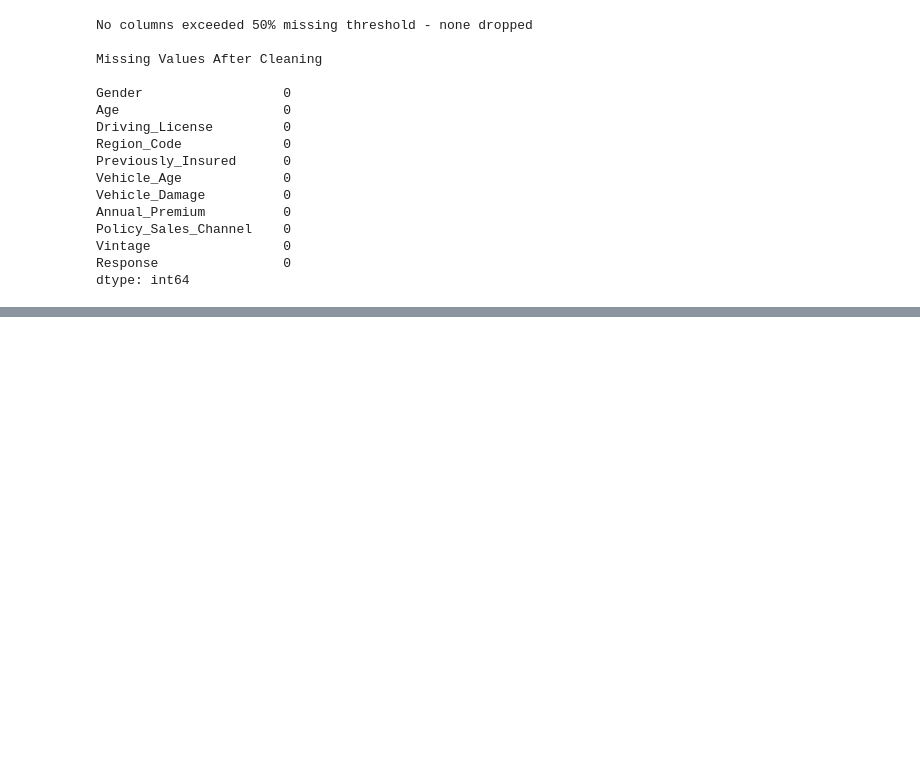
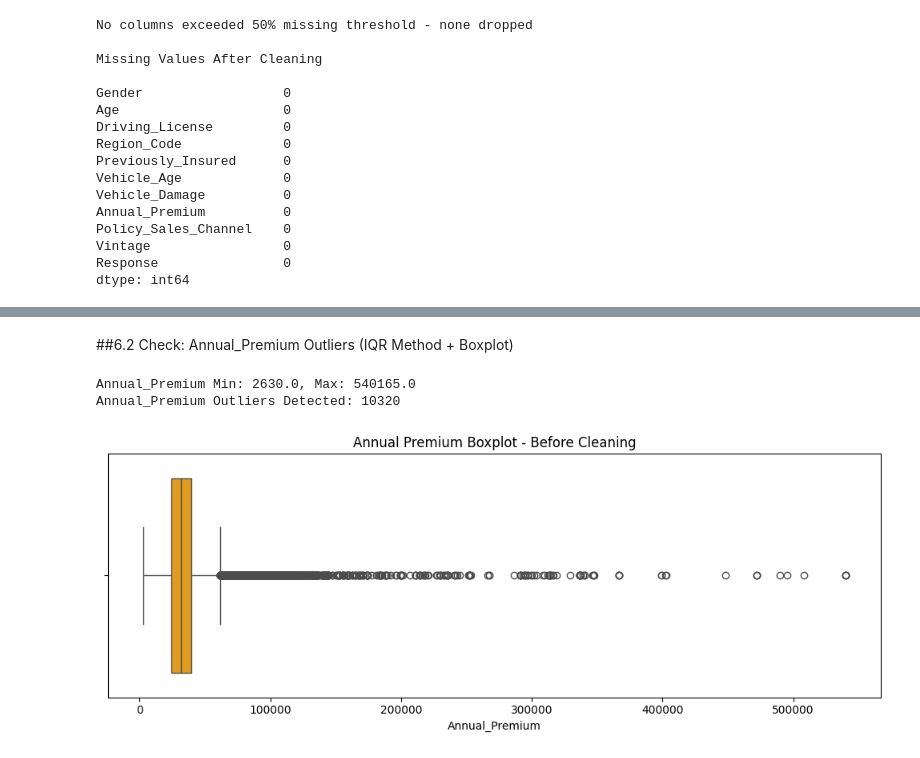
Before and after one commit to unsajamil/Dataset, a Jupyter notebook: Untitled1.ipynb, the cells around one changed output, grey strips where cells are left out. Drawn from its saved outputs; the diff is of its cells as text; code cells hidden in the pictures; blank space fills up the shorter version.

```diff
--- a/Untitled1.ipynb
+++ b/Untitled1.ipynb
@@ -297,0 +423,20 @@ dtype: int64
+# %% [markdown]
+##6.2 Check: Annual_Premium Outliers (IQR Method + Boxplot)
+# %%
+print(f"Annual_Premium Min: {df['Annual_Premium'].min()}, Max: {df['Annual_Premium'].max()}")
+
+Q1 = df['Annual_Premium'].quantile(0.25)
+Q3 = df['Annual_Premium'].quantile(0.75)
+IQR = Q3 - Q1
+premium_outliers = df[(df['Annual_Premium'] < (Q1 - 1.5 * IQR)) | (df['Annual_Premium'] > (Q3 + 1.5 * IQR))]
+print(f"Annual_Premium Outliers Detected: {len(premium_outliers)}")
+
+plt.figure(figsize=(10, 4))
+sns.boxplot(x=df['Annual_Premium'], color='orange')
+plt.title('Annual Premium Boxplot - Before Cleaning')
+plt.tight_layout()
+plt.show()
+# %% [output]
+Annual_Premium Min: 2630.0, Max: 540165.0
+Annual_Premium Outliers Detected: 10320
+[figure, added]
```
Also changed, not shown: parts of 55 cells of this notebook.
